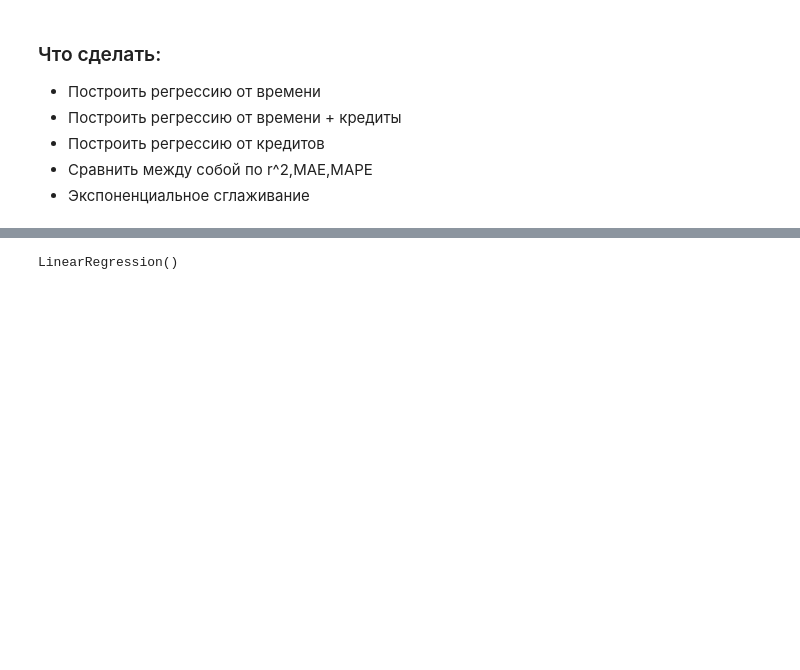
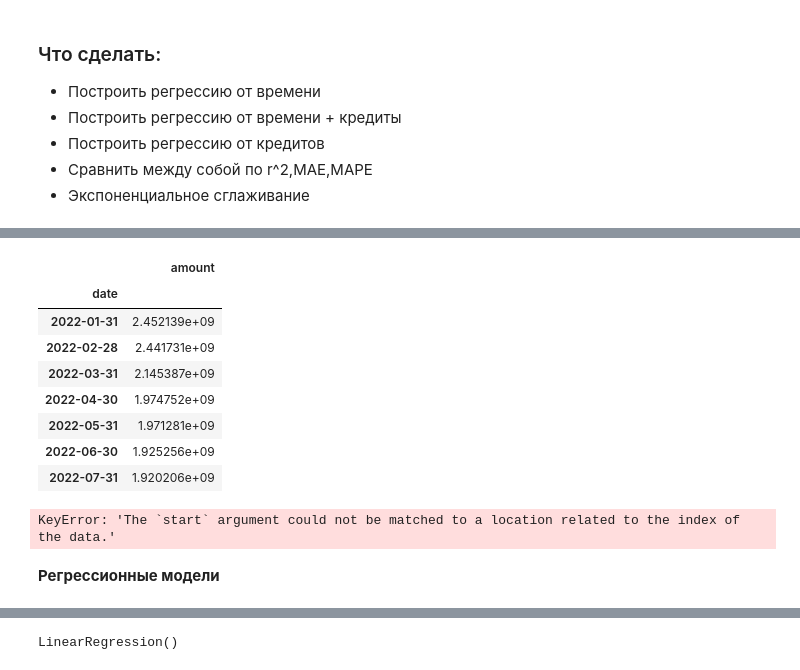
Before and after one commit to lisa2271/Praktika, a Jupyter notebook: praktika.ipynb, the cells around one changed output, grey strips where cells are left out. Cells and saved outputs as stored; diff of their text form; code cells hidden in the pictures; blank space fills up the shorter version.

```diff
--- a/praktika.ipynb
+++ b/praktika.ipynb
@@ -284,0 +257,13 @@ plot_acf(stl.resid)
+# %%
+test = df2['2022']
+test
+# %% [output]
+|  | amount |
+| date |  |
+| 2022-01-31 | 2.452139e+09 |
+| 2022-02-28 | 2.441731e+09 |
+| 2022-03-31 | 2.145387e+09 |
+| 2022-04-30 | 1.974752e+09 |
+| 2022-05-31 | 1.971281e+09 |
+| 2022-06-30 | 1.925256e+09 |
+| 2022-07-31 | 1.920206e+09 |
@@ -285,3 +272,9 @@ plot_acf(stl.resid)
+# %%
+fit1.predict(test.values)
+# %% [output]
+KeyError: 'The `start` argument could not be matched to a location related to the index of the data.'
+# %% [markdown]
+**Регрессионные модели**
 # %%
 from sklearn.preprocessing import PolynomialFeatures
 
```
Also changed, not shown: parts of 27 cells of this notebook.
